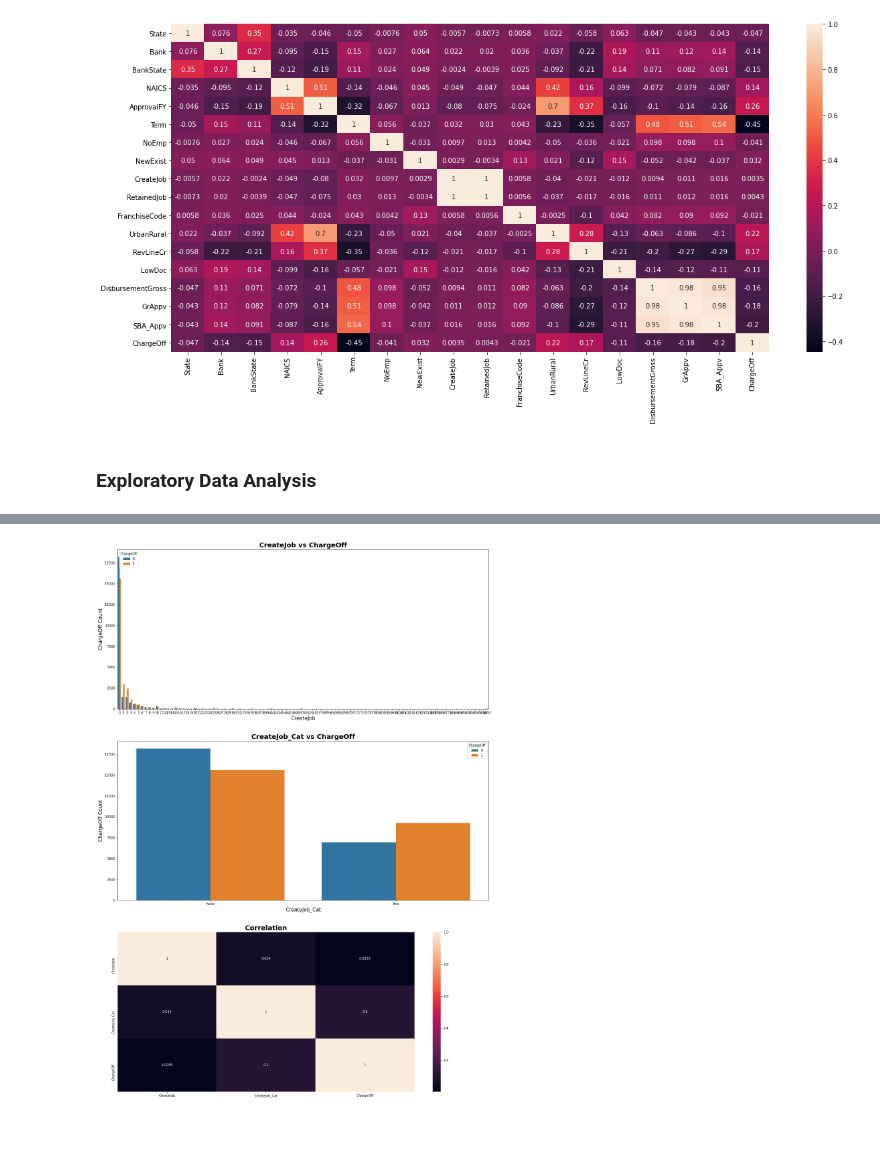
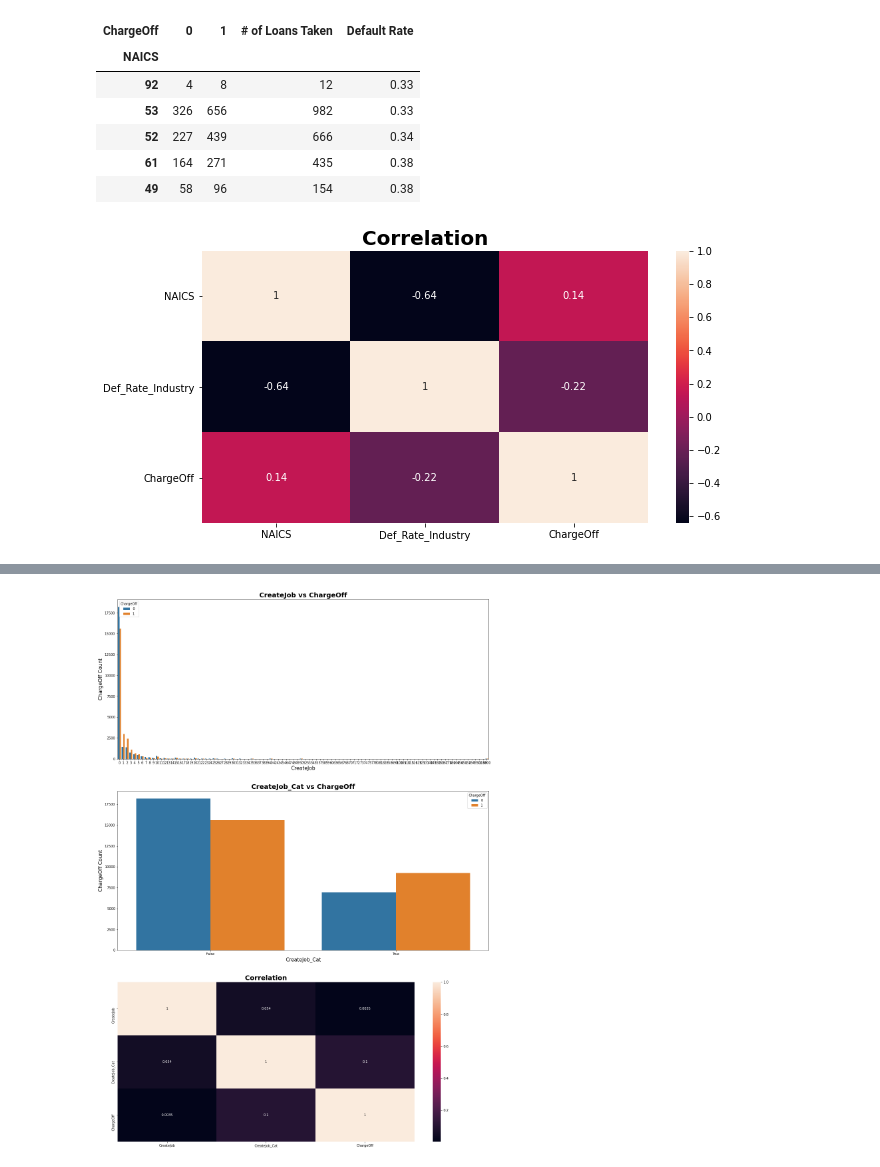
Before and after one commit to helloxy96/CS5228_project, a Jupyter notebook: Report.ipynb, the cells around one changed output, grey strips where cells are left out. Drawn from its saved outputs; the diff is of its cells as text; code cells hidden in the pictures; blank space fills up the shorter version.

Commit message:
add more analysis, clean up

```diff
--- a/Report.ipynb
+++ b/Report.ipynb
@@ -68,3 +64,0 @@ df[['Id', 'Name', 'City', 'Zip', 'ApprovalDate', 'DisbursementDate', 'BalanceGro
-# %%
-df = df.drop(['Id', 'Name', 'City', 'Zip', 'ApprovalDate', 'DisbursementDate', 'BalanceGross'], axis= 1)
-df.isnull().sum()
@@ -141,0 +65,12 @@ df['NewExist'] = np.where(df['NewExist'].isnull(), df['NewExist'].mode(), df['Ne
+# %%
+df['ApprovalFY'] = df['ApprovalFY'].replace('1976A', 1976)
+df['ApprovalFY'] = df['ApprovalFY'].astype(int)
+df[['ApprovalDate', 'DisbursementDate']] = df[['ApprovalDate', 'DisbursementDate']].apply(pd.to_datetime)
+currency_cols = ['DisbursementGross', 'GrAppv', 'SBA_Appv']
+df[currency_cols] = df[currency_cols].replace('[$,]', '', regex=True).astype(float)
+df['LowDoc'] = np.where((df['LowDoc'] == "N") | (df['LowDoc'] == "Y"), df['LowDoc'], np.nan)
+df['LowDoc'] = df['LowDoc'].replace({'N': 0, 'Y': 1})
+df['NewExist'] = np.where((df['NewExist'] == 2) | (df['NewExist'] == 1), df['NewExist'], np.nan)
+df['NewExist'] = df['NewExist'].replace({2: 1, 1: 0})
+df['RevLineCr'] = np.where((df['RevLineCr'] == "N") | (df['RevLineCr'] == "Y"), df['RevLineCr'], np.nan)
+df['RevLineCr'] = df['RevLineCr'].replace({'N': 0, 'Y': 1})
@@ -141,0 +106,11 @@ df['NewExist'] = np.where(df['NewExist'].isnull(), df['NewExist'].mode(), df['Ne
+# %%
+df['RevLineCr'] = np.where(df['RevLineCr'].isnull(), df['RevLineCr'].mode(), df['RevLineCr'])
+df['NewExist'] = np.where(df['NewExist'].isnull(), df['NewExist'].mode(), df['NewExist'])
+df['LowDoc'] = np.where((df['LowDoc'].isnull()) & (df['DisbursementGross'] < 150000), 1, df['LowDoc'])
+df['LowDoc'] = np.where((df['LowDoc'].isnull()) & (df['DisbursementGross'] >= 150000), 0, df['LowDoc'])
+
+df_temp = df.copy().dropna()
+df_temp['Appv_to_Disb_Days'] = df_temp['DisbursementDate'] - df_temp['ApprovalDate']
+df_temp['Appv_to_Disb_Days'] = df_temp['Appv_to_Disb_Days'].astype('str').apply(lambda day: day[:day.index('d') - 1]).astype('int64')
+print("Average days from Approval Date to Disbuesement Date: {} days".format(df_temp['Appv_to_Disb_Days'].mean()))
+df['DisbursementDate'] = np.where(df['DisbursementDate'].isnull(), df['ApprovalDate'] + timedelta(days=94), df['DisbursementDate'])
@@ -142,8 +141,25 @@ df['NewExist'] = np.where(df['NewExist'].isnull(), df['NewExist'].mode(), df['Ne
+# %%
+df["NAICS"] = df["NAICS"].apply(lambda x: x // 10000)
+industry_default = df.groupby(['NAICS','ChargeOff'])['NAICS'].count().unstack('ChargeOff')
+industry_default['# of Loans Taken'] = industry_default[1] + industry_default[0]
+industry_default['Default Rate'] = round(industry_default[0]/(industry_default[1] + industry_default[0]), 2)
+industry_default = industry_default.sort_values(by='Default Rate')
+default_rate_by_industry = industry_default.to_dict()["Default Rate"]
+df['Def_Rate_Industry'] = df['NAICS'].replace(default_rate_by_industry)
+# pprint(default_rate_by_industry)
+industry_default.head()
+# %% [output]
+| ChargeOff | 0 | 1 | # of Loans Taken | Default Rate |
+| NAICS |  |  |  |  |
+| 92 | 4 | 8 | 12 | 0.33 |
+| 53 | 326 | 656 | 982 | 0.33 |
+| 52 | 227 | 439 | 666 | 0.34 |
+| 61 | 164 | 271 | 435 | 0.38 |
+| 49 | 58 | 96 | 154 | 0.38 |
 # %%
-plt.subplots(figsize = (20,9))
-sb.heatmap(df.corr(), annot=True)
+f, ax = plt.subplots(figsize=(10,5))
+sb.heatmap(df[["NAICS", "Def_Rate_Industry", "ChargeOff"]].corr(), annot=True)
+ax.set_title('Correlation',fontweight="bold", size=20)
 plt.show()
 # %% [output]
-[figure, old version]
+[figure, new version]
-# %% [markdown]
-### Exploratory Data Analysis
```
Also changed, not shown: parts of 44 cells of this notebook, 4 other files.
